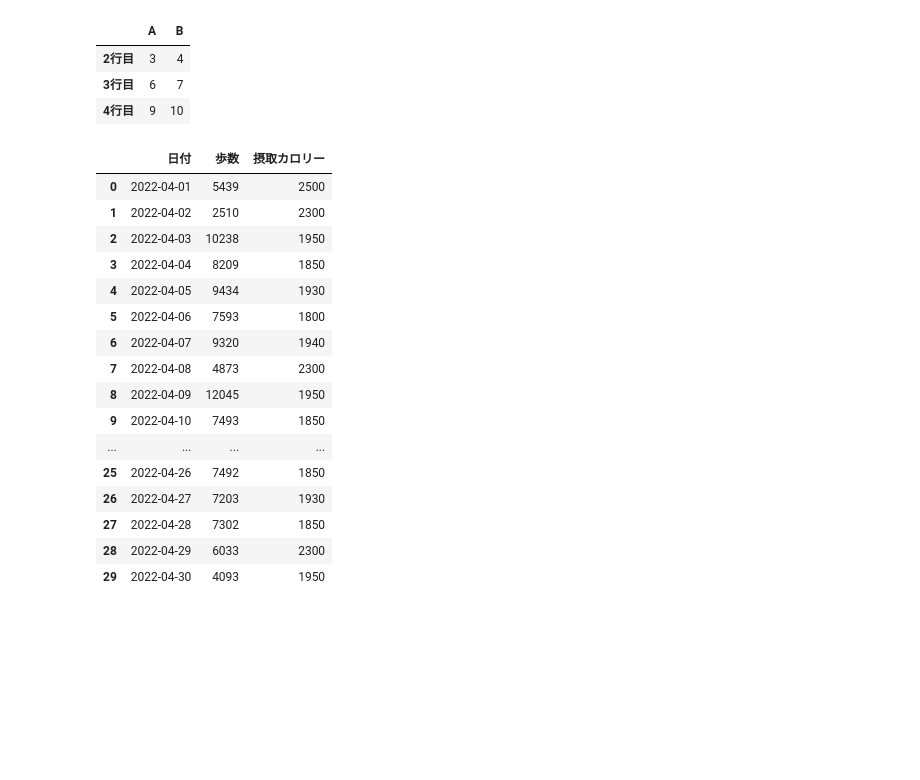
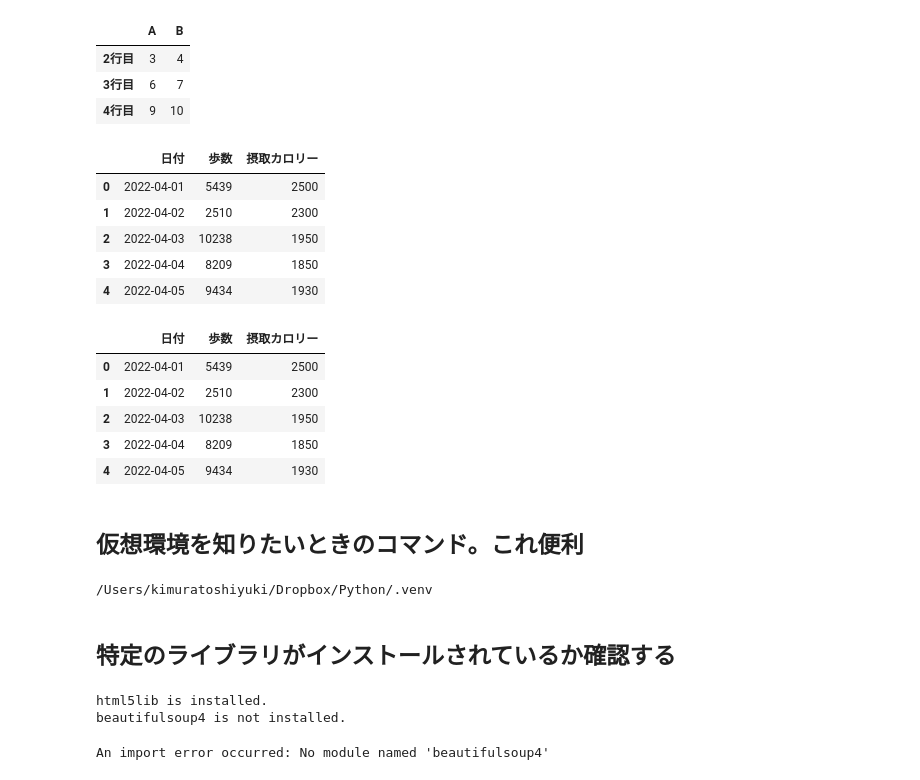
Before and after one commit to phonon-py/ZTest_ws, a Jupyter notebook: data_analysis.ipynb, the cells around one changed output. Drawn from its saved outputs; the diff is of its cells as text; code cells hidden in the pictures; blank space fills up the shorter version.

```diff
--- a/data_analysis.ipynb
+++ b/data_analysis.ipynb
@@ -4802,23 +4802,57 @@ df.iloc[1:,:2]
 # %%
 file_path = "/Users/kimuratoshiyuki/Dropbox/Python/stats/New_Data_Analysis_Textbook/data/202204health.csv"
 df = pd.read_csv(file_path,
                  encoding='utf-8')
-df
+df.head()
 # %% [output]
 |  | 日付 | 歩数 | 摂取カロリー |
 | 0 | 2022-04-01 | 5439 | 2500 |
 | 1 | 2022-04-02 | 2510 | 2300 |
 | 2 | 2022-04-03 | 10238 | 1950 |
 | 3 | 2022-04-04 | 8209 | 1850 |
 | 4 | 2022-04-05 | 9434 | 1930 |
-| 5 | 2022-04-06 | 7593 | 1800 |
-| 6 | 2022-04-07 | 9320 | 1940 |
-| 7 | 2022-04-08 | 4873 | 2300 |
-| 8 | 2022-04-09 | 12045 | 1950 |
-| 9 | 2022-04-10 | 7493 | 1850 |
-| ... | ... | ... | ... |
-| 25 | 2022-04-26 | 7492 | 1850 |
-| 26 | 2022-04-27 | 7203 | 1930 |
-| 27 | 2022-04-28 | 7302 | 1850 |
-| 28 | 2022-04-29 | 6033 | 2300 |
-| 29 | 2022-04-30 | 4093 | 1950 |
+# %%
+file_path = "/Users/kimuratoshiyuki/Dropbox/Python/stats/New_Data_Analysis_Textbook/data/202204health.xlsx"
+df = pd.read_excel(file_path)
+df.head()
+# %% [output]
+|  | 日付 | 歩数 | 摂取カロリー |
+| 0 | 2022-04-01 | 5439 | 2500 |
+| 1 | 2022-04-02 | 2510 | 2300 |
+| 2 | 2022-04-03 | 10238 | 1950 |
+| 3 | 2022-04-04 | 8209 | 1850 |
+| 4 | 2022-04-05 | 9434 | 1930 |
+# %% [markdown]
+## 仮想環境を知りたいときのコマンド。これ便利
+# %%
+import sys
+
+# 仮想環境のパスを表示
+print(sys.prefix)
+# %% [output]
+/Users/kimuratoshiyuki/Dropbox/Python/.venv
+# %% [markdown]
+## 特定のライブラリがインストールされているか確認する
+# %%
+import importlib.util
+
+package_lists = ['html5lib', 'beautifulsoup4']
+# package_name = 'html5lib'
+
+for package_name in package_lists:
+    if importlib.util.find_spec(package_name) is not None:
+        print(f"{package_name} is installed.")
+    else:
+        print(f"{package_name} is not installed.")
+# %% [output]
+html5lib is installed.
+beautifulsoup4 is not installed.
+# %%
+try:
+    import html5lib
+    import beautifulsoup4
+    print("Both html5lib and beautifulsoup4 are successfully imported.")
+except ImportError as e:
+    print(f"An import error occurred: {e}")
+# %% [output]
+An import error occurred: No module named 'beautifulsoup4'
```
Also changed, not shown: parts of 3 cells of this notebook, 2 other files.
